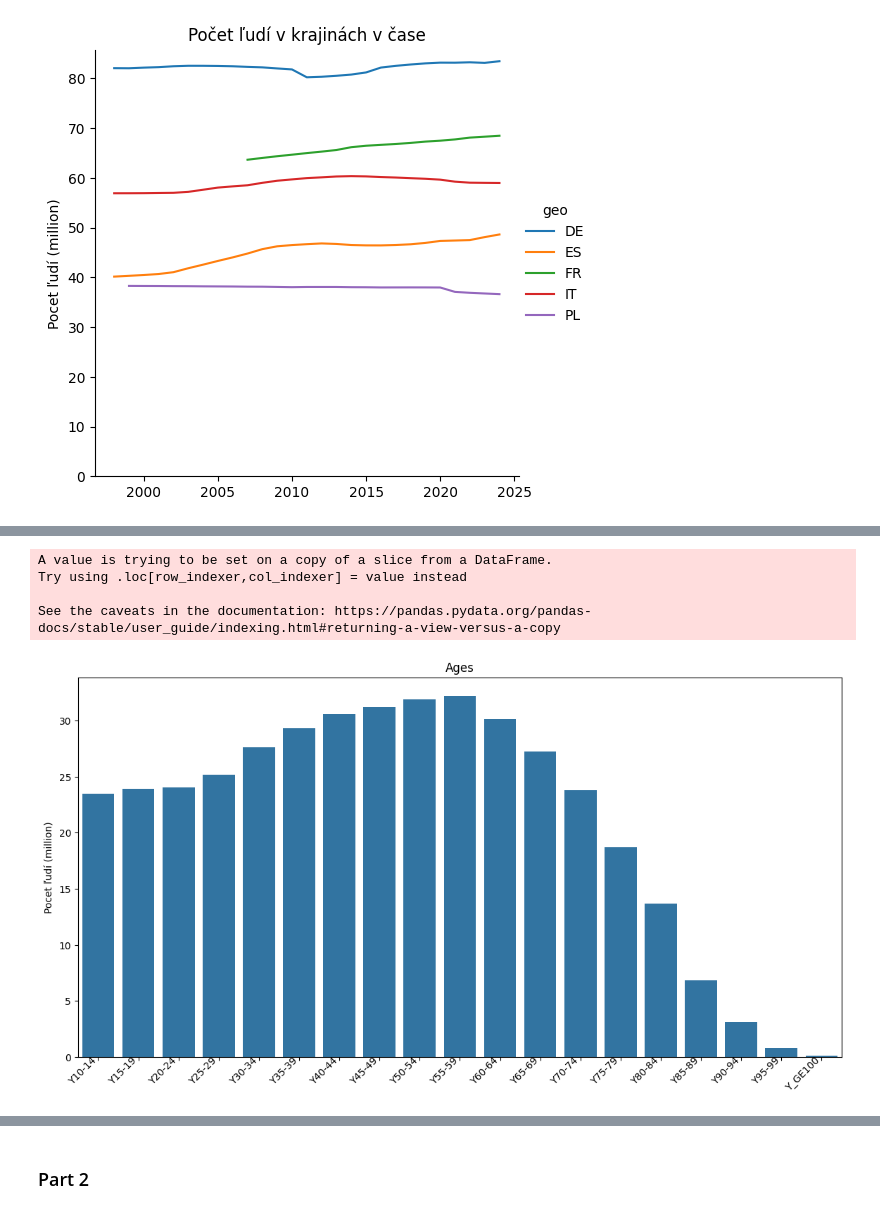
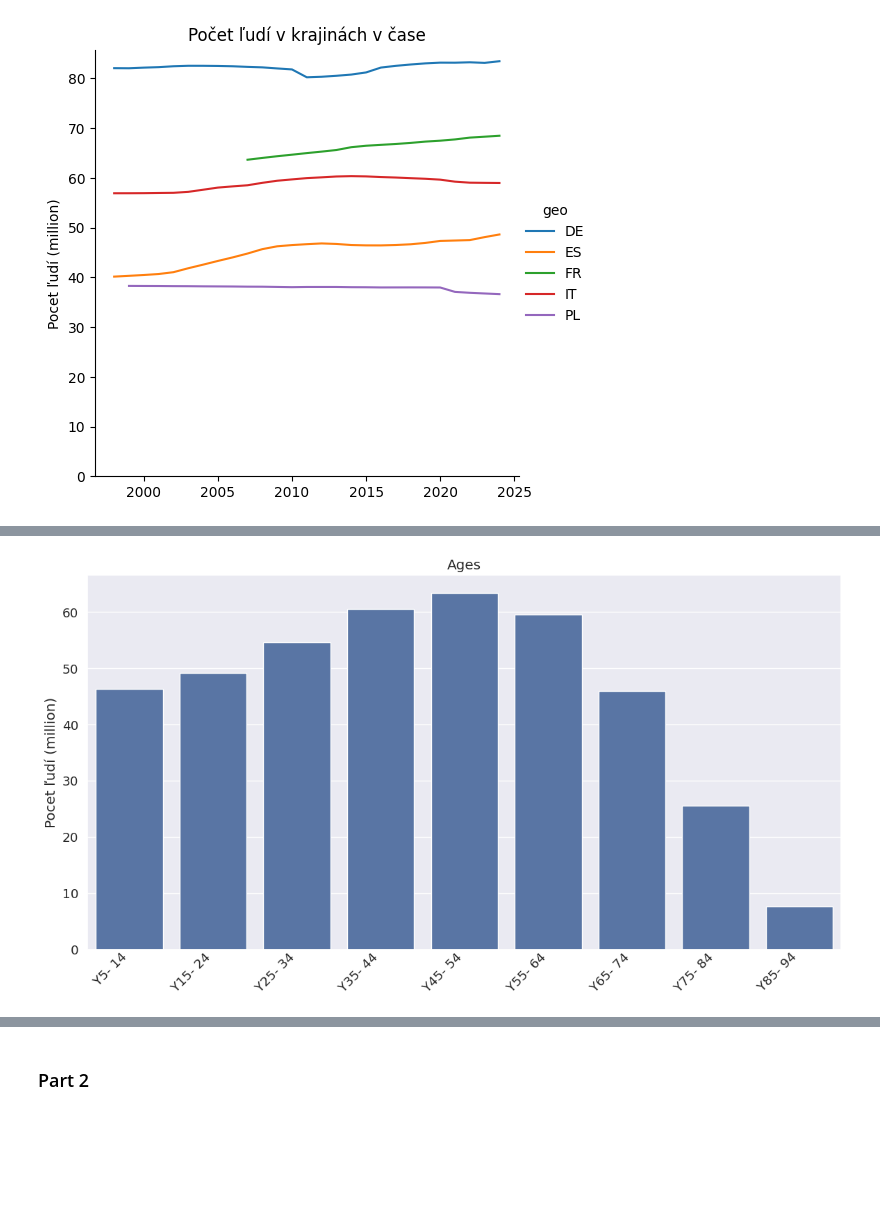
Before and after one commit to loveBeatles/datavis_project, a Jupyter notebook: group_project.ipynb, the cells around one changed output, grey strips where cells are left out. Saved outputs shown, nothing was run; the diff lists cells and outputs as text; code cells hidden in the pictures; blank space fills up the shorter version.

Commit message:
Add files via upload
age plot changed (nie uplne)

```diff
--- a/group_project.ipynb
+++ b/group_project.ipynb
@@ -173,33 +162,37 @@ See the caveats in the documentation: https://pandas.pydata.org/pandas-docs/stab
 [figure]
 # %%
 url2 = "https://raw.githubusercontent.com/loveBeatles/datavis_project/main/data/age_data.csv"
-data_frame_by_ages = pd.read_csv(url2).drop(['STRUCTURE','STRUCTURE_ID', 'freq','unit','OBS_FLAG','CONF_STATUS'], axis=1)
-data_frame_by_ages_without_gender = data_frame_by_ages.query('TIME_PERIOD==2024')
-data_frame_by_ages_without_gender = data_frame_by_ages_without_gender.query('sex=="T"')
-data_frame_by_ages_without_gender['OBS_VALUE_milion'] = data_frame_by_ages_without_gender['OBS_VALUE'] /1000000
-data_frame_by_ages_without_gender = data_frame_by_ages_without_gender.groupby('age')['OBS_VALUE_milion'].sum().reset_index()
-data_frame_by_ages_without_gender  = data_frame_by_ages_without_gender.query('age!="Y15-64"')
-data_frame_by_ages_without_gender  = data_frame_by_ages_without_gender.iloc[:-4,:]
-index = data_frame_by_ages_without_gender[data_frame_by_ages_without_gender['age'] == 'Y5-9'].index
-row = data_frame_by_ages_without_gender.loc[index,:]
-data_frame_by_ages_without_gender = data_frame_by_ages_without_gender.drop(index)
+data_frame = pd.read_csv(url2).drop(['STRUCTURE','STRUCTURE_ID', 'freq','unit','OBS_FLAG','CONF_STATUS'], axis=1).query('TIME_PERIOD==2024').query('sex=="T"')
 
-data_frame_by_ages_without_gender = data_frame_by_ages_without_gender.sort_values(by='age')
+data_frame['OBS_VALUE_milion'] = data_frame['OBS_VALUE'] /1000000
+data_frame = data_frame.groupby('age')['OBS_VALUE_milion'].sum().reset_index()
+data_frame  = data_frame.query('age!="Y15-64"').iloc[:-5,:].sort_values(by='age')
+
+
+data_frame = pd.concat([data_frame.query('age == "Y5-9"'), data_frame[data_frame['age'] != 'Y5-9']])
+
+temp = list(data_frame['OBS_VALUE_milion'])
+l = [temp[i] + temp[i+2] for i in range(0, len(temp)-1, 2)]
+a = pd.DataFrame()
+
+bb = list(data_frame['age'])
+bb_ = []
+
+for i in range(0, len(bb)-1, 2):
+  bb_.append(f"{bb[i][:bb[i].find('-')+1]} {bb[i+1][bb[i+1].find('-')+1:]}")
+
+a['age'] = l
+a['OBS_VALUE_milion'] = bb_
+# +99 !!!!!
+
 
 fig, axes = plt.subplots(1, 1, figsize=(14, 7))
-def rotate_bar_labels(axes, angle=45):
-    axes.tick_params(axis='x', labelrotation=angle, pad=-5)
-    plt.setp(axes.get_xticklabels(), ha='right')
 
-sns.barplot(data=data_frame_by_ages_without_gender, x='age', y='OBS_VALUE_milion', color="C0", ax=axes)
+sns.barplot(data=a, y='age', x='OBS_VALUE_milion', color="C0", ax=axes)
 axes.set_ylabel('Pocet ľudí (million)')
 axes.set_xlabel(None)
 axes.set_title('Ages')
 rotate_bar_labels(axes)
 pass
 # %% [output]
-A value is trying to be set on a copy of a slice from a DataFrame.
-Try using .loc[row_indexer,col_indexer] = value instead
-
-See the caveats in the documentation: https://pandas.pydata.org/pandas-docs/stable/user_guide/indexing.html#returning-a-view-versus-a-copy
-[figure, old version]
+[figure, new version]
```
Also changed, not shown: parts of 4 cells of this notebook.
